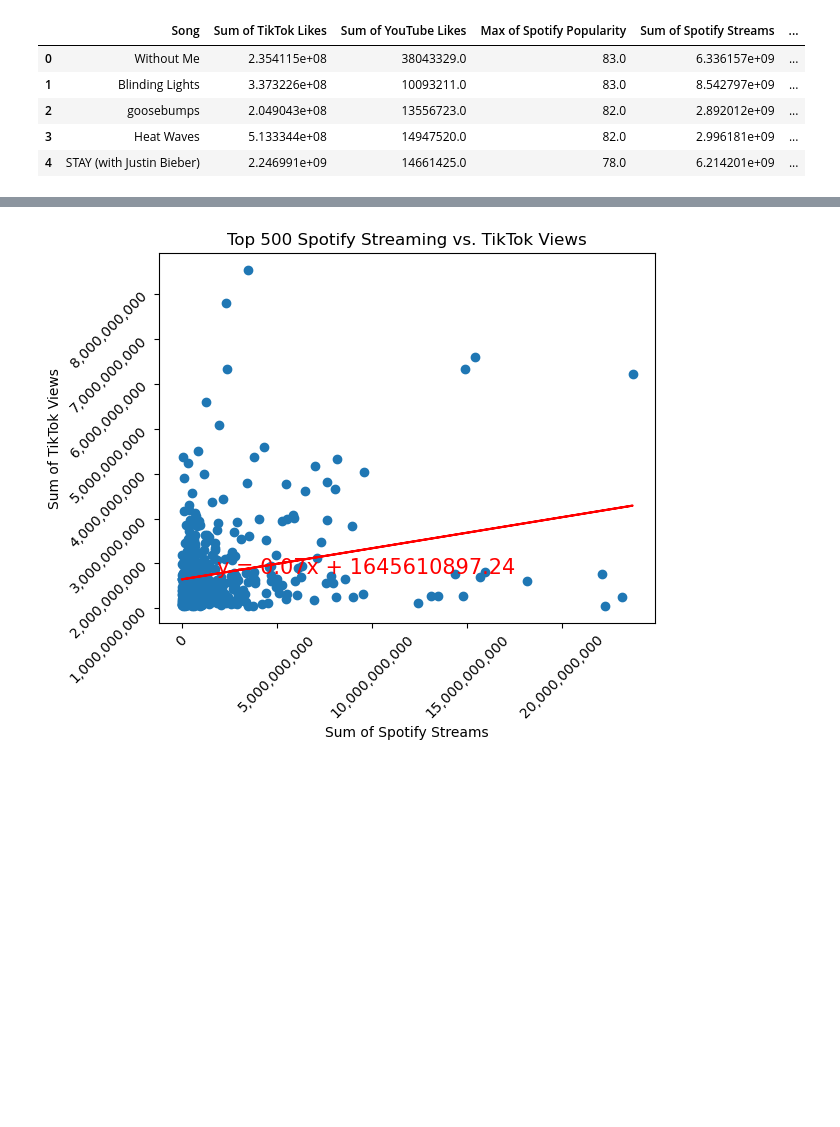
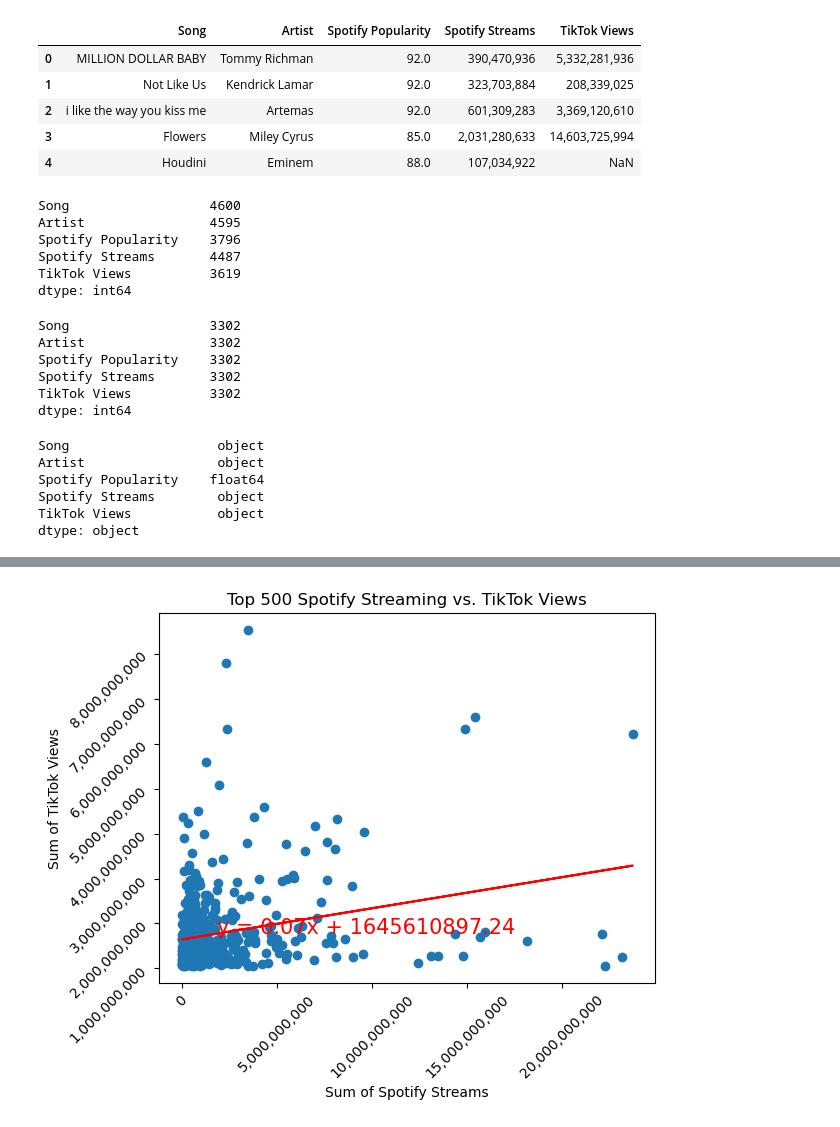
Before and after one commit to qstibbins/project-1, a Jupyter notebook: data.ipynb, the cells around one changed output, grey strips where cells are left out. Saved outputs shown, nothing was run; the diff lists cells and outputs as text; code cells hidden in the pictures; blank space fills up the shorter version.

```diff
--- a/data.ipynb
+++ b/data.ipynb
@@ -7,11 +9,10 @@ import numpy as np                      # for generating random numbers and hand
 from scipy.stats import linregress      # for calculating linear regression
 import matplotlib.ticker as ticker      # for formatting axis ticks (e.g., adding commas to large numbers)
 
-# need to switch to csv
-# Load the Excel file
-file_path = 'Most Streamed Spotify Songs 2024 - Research.xlsx'
-xls = pd.ExcelFile(file_path)
+# Load the CSV file
+file_path = 'Resources/new_data.csv'
+csv_df = pd.read_csv(file_path, header=0)
 
 # Display sheet names to identify relevant data
-print(xls.sheet_names)
+print(csv_df)
 # %% [output]
@@ -57,12 +35,0 @@ views_df.head()
-# %%
-# Combine the two DataFrames based on the 'Song' column
-merged_df = pd.merge(likes_df, views_df, on='Song', how='inner')
-
-merged_df.head()
-# %% [output]
-|  | Song | Sum of TikTok Likes | Sum of YouTube Likes | Max of Spotify Popularity | Sum of Spotify Streams | ... |
-| 0 | Without Me | 2.354115e+08 | 38043329.0 | 83.0 | 6.336157e+09 | ... |
-| 1 | Blinding Lights | 3.373226e+08 | 10093211.0 | 83.0 | 8.542797e+09 | ... |
-| 2 | goosebumps | 2.049043e+08 | 13556723.0 | 82.0 | 2.892012e+09 | ... |
-| 3 | Heat Waves | 5.133344e+08 | 14947520.0 | 82.0 | 2.996181e+09 | ... |
-| 4 | STAY (with Justin Bieber) | 2.246991e+09 | 14661425.0 | 78.0 | 6.214201e+09 | ... |
@@ -71,0 +36,49 @@ merged_df.dropna(inplace=True)
+# %%
+# Select relevant columns
+
+columns_to_select=['Track', 'Artist', 'Spotify Popularity', 'Spotify Streams', 'TikTok Views']
+
+tiktok_views_data = csv_df[columns_to_select].copy()
+
+# Rename specific columns
+tiktok_views_data.rename(columns={'Track': 'Song'}, inplace=True)
+
+tiktok_views_data.head()
+# %% [output]
+|  | Song | Artist | Spotify Popularity | Spotify Streams | TikTok Views |
+| 0 | MILLION DOLLAR BABY | Tommy Richman | 92.0 | 390,470,936 | 5,332,281,936 |
+| 1 | Not Like Us | Kendrick Lamar | 92.0 | 323,703,884 | 208,339,025 |
+| 2 | i like the way you kiss me | Artemas | 92.0 | 601,309,283 | 3,369,120,610 |
+| 3 | Flowers | Miley Cyrus | 85.0 | 2,031,280,633 | 14,603,725,994 |
+| 4 | Houdini | Eminem | 88.0 | 107,034,922 | NaN |
+# %%
+# Show count of each column
+tiktok_views_data.count()
+# %% [output]
+Song                  4600
+Artist                4595
+Spotify Popularity    3796
+Spotify Streams       4487
+TikTok Views          3619
+dtype: int64
+# %%
+# Drop blank rows
+tiktok_views_data_clean = tiktok_views_data.dropna()
+tiktok_views_data_clean.count()
+# %% [output]
+Song                  3302
+Artist                3302
+Spotify Popularity    3302
+Spotify Streams       3302
+TikTok Views          3302
+dtype: int64
+# %%
+# Show new data
+print(tiktok_views_data_clean.dtypes)
+# %% [output]
+Song                   object
+Artist                 object
+Spotify Popularity    float64
+Spotify Streams        object
+TikTok Views           object
+dtype: object
```
Also changed, not shown: parts of 15 cells of this notebook, 3 other files.
